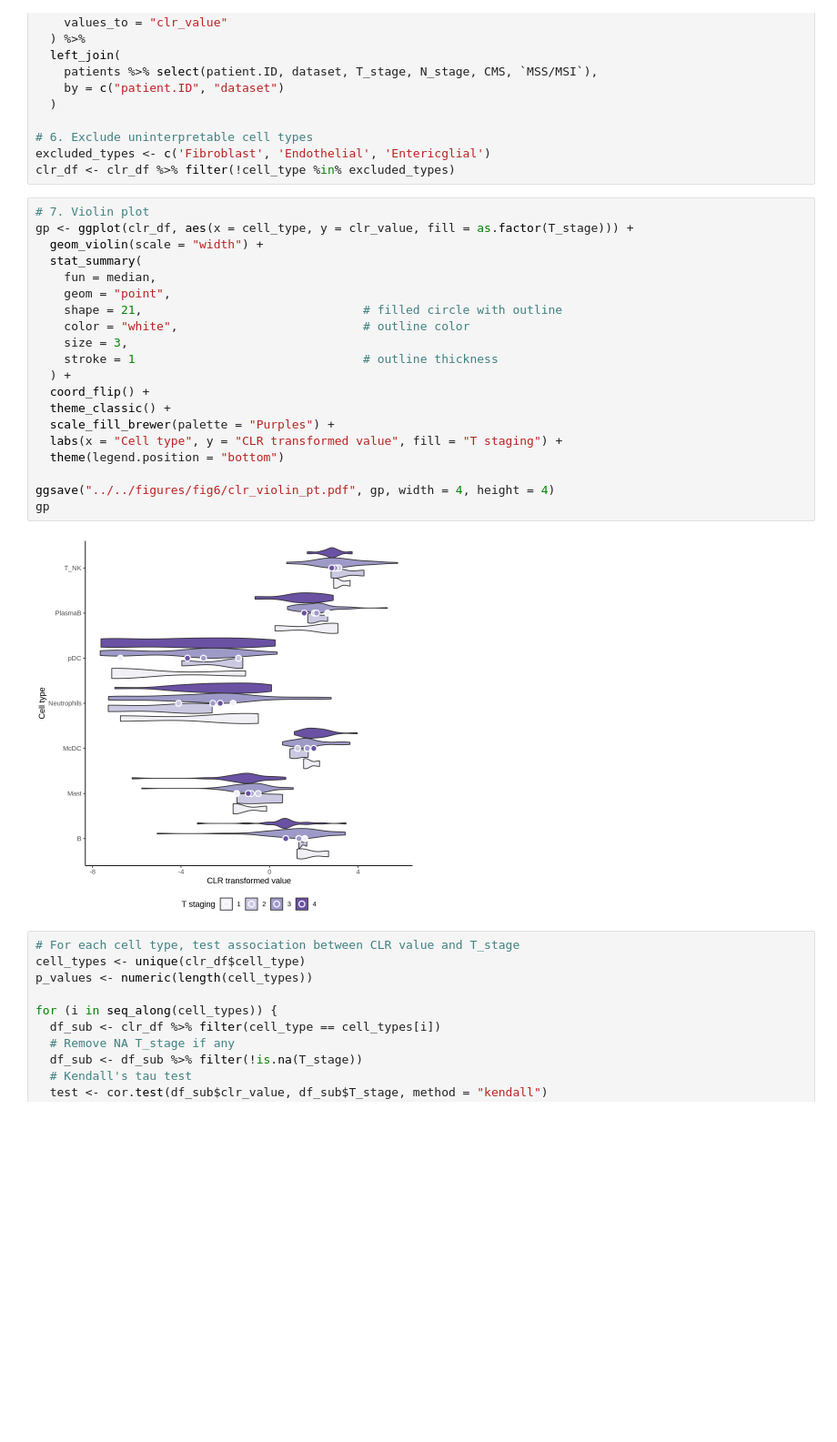
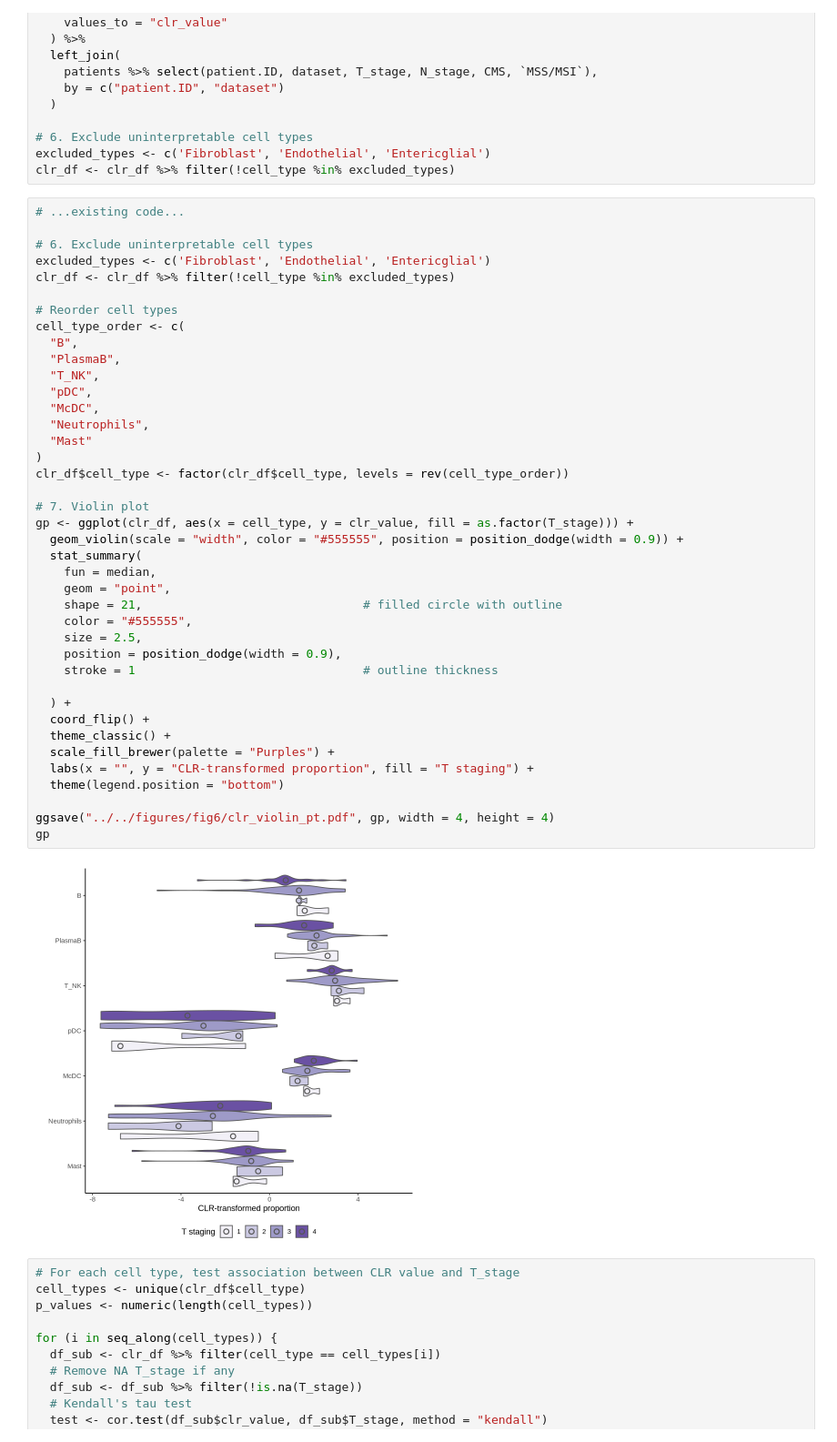
Before and after one commit to HartmannLab/MIBI-Analysis_Hamburg_CRC_TMA_2024, a Jupyter notebook: notebooks/validation/Joanito.ipynb, the cells around one changed output. Shown at 91% size. Saved outputs shown, nothing was run; the diff lists cells and outputs as text; blank space fills up the shorter version.

Commit message:
Improve violin plots

```diff
--- a/notebooks/validation/Joanito.ipynb
+++ b/notebooks/validation/Joanito.ipynb
@@ -142,27 +142,47 @@ clr_df <- proportion_wide %>%
 excluded_types <- c('Fibroblast', 'Endothelial', 'Entericglial')
 clr_df <- clr_df %>% filter(!cell_type %in% excluded_types)
 # %%
+# ...existing code...
+
+# 6. Exclude uninterpretable cell types
+excluded_types <- c('Fibroblast', 'Endothelial', 'Entericglial')
+clr_df <- clr_df %>% filter(!cell_type %in% excluded_types)
+
+# Reorder cell types
+cell_type_order <- c(
+  "B",
+  "PlasmaB",
+  "T_NK",
+  "pDC",
+  "McDC",
+  "Neutrophils",
+  "Mast"
+)
+clr_df$cell_type <- factor(clr_df$cell_type, levels = rev(cell_type_order))
+
 # 7. Violin plot
 gp <- ggplot(clr_df, aes(x = cell_type, y = clr_value, fill = as.factor(T_stage))) +
-  geom_violin(scale = "width") +
+  geom_violin(scale = "width", color = "#555555", position = position_dodge(width = 0.9)) +
   stat_summary(
     fun = median,
     geom = "point",
     shape = 21,                               # filled circle with outline
-    color = "white",                          # outline color
-    size = 3,
+    color = "#555555",
+    size = 2.5,
+    position = position_dodge(width = 0.9),
     stroke = 1                                # outline thickness
+
   ) +
   coord_flip() +
   theme_classic() +
   scale_fill_brewer(palette = "Purples") +
-  labs(x = "Cell type", y = "CLR transformed value", fill = "T staging") +
+  labs(x = "", y = "CLR-transformed proportion", fill = "T staging") +
   theme(legend.position = "bottom")
 
 ggsave("../../figures/fig6/clr_violin_pt.pdf", gp, width = 4, height = 4)
 gp
 # %% [output]
-[figure, old version]
+[figure, new version]
 # %%
 # For each cell type, test association between CLR value and T_stage
 cell_types <- unique(clr_df$cell_type)
```
Also changed, not shown: parts of 3 cells of this notebook, 1 other file.
